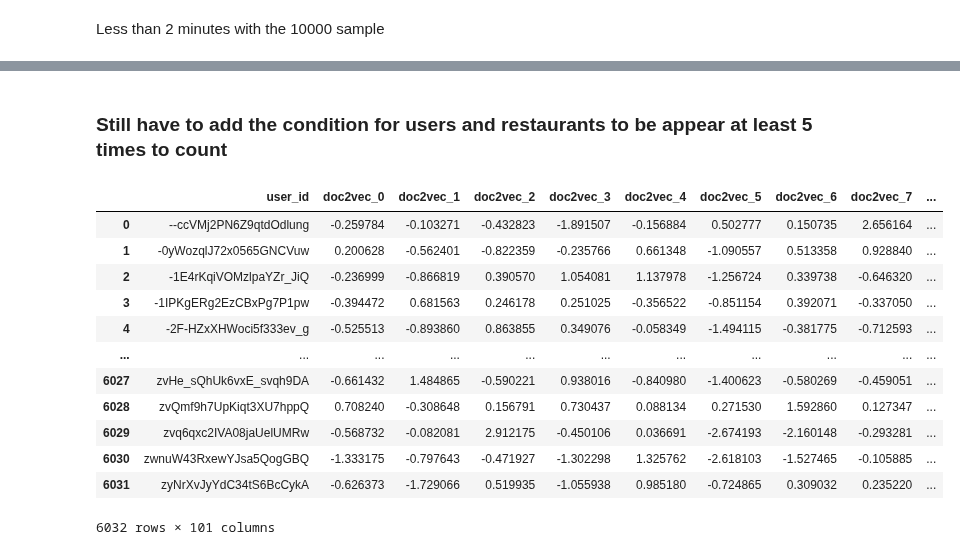
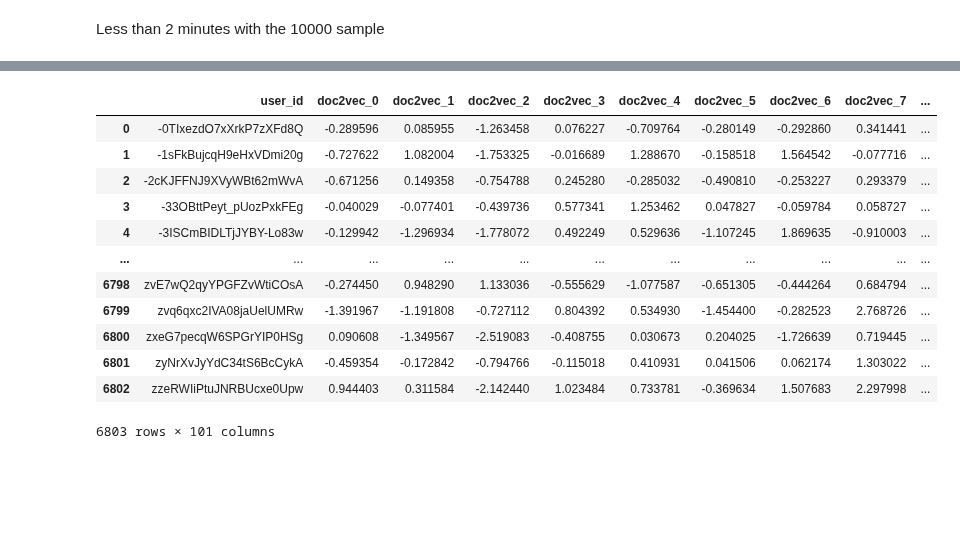
Before and after one commit to larasneves/ComplexDataAnalysis, a Jupyter notebook: user_restaurants_profiles.ipynb, the cells around one changed output, grey strips where cells are left out. Drawn from its saved outputs; the diff is of its cells as text; code cells hidden in the pictures; blank space fills up the shorter version.

```diff
--- a/user_restaurants_profiles.ipynb
+++ b/user_restaurants_profiles.ipynb
@@ -274,3 +279,23 @@ Name: business_id, dtype: object
 This takes the text completely untreated. Maybe we can look into the possibility of normalizing it before.
 # %% [markdown]
 Less than 2 minutes with the 10000 sample
+# %%
+# Filtering for users and restaurants that have at least 5 reviews posted/received
+
+# counts
+user_counts = reviews['user_id'].value_counts()
+restaurant_counts = reviews['business_id'].value_counts()
+
+# creating filters
+users_with_5_plus_reviews = user_counts[user_counts >= 5].index
+restaurants_with_5_plus_reviews = restaurant_counts[restaurant_counts >= 5].index
+
+# applying filters to reviews df
+filtered_reviews = reviews[
+    (reviews['user_id'].isin(users_with_5_plus_reviews)) &
+    (reviews['business_id'].isin(restaurants_with_5_plus_reviews)) &
+    (reviews['liked'] == 1)
+]
+
+filtered_reviews.reset_index(drop=True, inplace=True)
+filtered_reviews
@@ -276,0 +316,3 @@ Less than 2 minutes with the 10000 sample
+# %%
+sample = filtered_reviews.sample(10000).reset_index(drop=True)
+sample
@@ -338,20 +390,18 @@ sample
 10000 rows × 106 columns
-# %% [markdown]
-### Still have to add the condition for users and restaurants to be appear at least 5 times to count
 # %%
-user_profile_doc2vec =  sample[sample["liked"] == 1].drop(columns=['review_id', 'business_id', 'stars_x', 'text']).groupby("user_id", as_index=False)[sample_expanded.columns].mean()
+user_profile_doc2vec =  sample.drop(columns=['review_id', 'business_id', 'stars_x', 'text', 'liked']).groupby("user_id", as_index=False)[sample_expanded.columns].mean()
 user_profile_doc2vec
 # %% [output]
 |  | user_id | doc2vec_0 | doc2vec_1 | doc2vec_2 | doc2vec_3 | doc2vec_4 | doc2vec_5 | doc2vec_6 | doc2vec_7 | ... |
-| 0 | --ccVMj2PN6Z9qtdOdlung | -0.259784 | -0.103271 | -0.432823 | -1.891507 | -0.156884 | 0.502777 | 0.150735 | 2.656164 | ... |
-| 1 | -0yWozqlJ72x0565GNCVuw | 0.200628 | -0.562401 | -0.822359 | -0.235766 | 0.661348 | -1.090557 | 0.513358 | 0.928840 | ... |
-| 2 | -1E4rKqiVOMzlpaYZr_JiQ | -0.236999 | -0.866819 | 0.390570 | 1.054081 | 1.137978 | -1.256724 | 0.339738 | -0.646320 | ... |
-| 3 | -1IPKgERg2EzCBxPg7P1pw | -0.394472 | 0.681563 | 0.246178 | 0.251025 | -0.356522 | -0.851154 | 0.392071 | -0.337050 | ... |
-| 4 | -2F-HZxXHWoci5f333ev_g | -0.525513 | -0.893860 | 0.863855 | 0.349076 | -0.058349 | -1.494115 | -0.381775 | -0.712593 | ... |
+| 0 | -0TIxezdO7xXrkP7zXFd8Q | -0.289596 | 0.085955 | -1.263458 | 0.076227 | -0.709764 | -0.280149 | -0.292860 | 0.341441 | ... |
+| 1 | -1sFkBujcqH9eHxVDmi20g | -0.727622 | 1.082004 | -1.753325 | -0.016689 | 1.288670 | -0.158518 | 1.564542 | -0.077716 | ... |
+| 2 | -2cKJFFNJ9XVyWBt62mWvA | -0.671256 | 0.149358 | -0.754788 | 0.245280 | -0.285032 | -0.490810 | -0.253227 | 0.293379 | ... |
+| 3 | -33OBttPeyt_pUozPxkFEg | -0.040029 | -0.077401 | -0.439736 | 0.577341 | 1.253462 | 0.047827 | -0.059784 | 0.058727 | ... |
+| 4 | -3ISCmBIDLTjJYBY-Lo83w | -0.129942 | -1.296934 | -1.778072 | 0.492249 | 0.529636 | -1.107245 | 1.869635 | -0.910003 | ... |
 | ... | ... | ... | ... | ... | ... | ... | ... | ... | ... | ... |
-| 6027 | zvHe_sQhUk6vxE_svqh9DA | -0.661432 | 1.484865 | -0.590221 | 0.938016 | -0.840980 | -1.400623 | -0.580269 | -0.459051 | ... |
-| 6028 | zvQmf9h7UpKiqt3XU7hppQ | 0.708240 | -0.308648 | 0.156791 | 0.730437 | 0.088134 | 0.271530 | 1.592860 | 0.127347 | ... |
-| 6029 | zvq6qxc2IVA08jaUelUMRw | -0.568732 | -0.082081 | 2.912175 | -0.450106 | 0.036691 | -2.674193 | -2.160148 | -0.293281 | ... |
-| 6030 | zwnuW43RxewYJsa5QogGBQ | -1.333175 | -0.797643 | -0.471927 | -1.302298 | 1.325762 | -2.618103 | -1.527465 | -0.105885 | ... |
-| 6031 | zyNrXvJyYdC34tS6BcCykA | -0.626373 | -1.729066 | 0.519935 | -1.055938 | 0.985180 | -0.724865 | 0.309032 | 0.235220 | ... |
+| 6798 | zvE7wQ2qyYPGFZvWtiCOsA | -0.274450 | 0.948290 | 1.133036 | -0.555629 | -1.077587 | -0.651305 | -0.444264 | 0.684794 | ... |
+| 6799 | zvq6qxc2IVA08jaUelUMRw | -1.391967 | -1.191808 | -0.727112 | 0.804392 | 0.534930 | -1.454400 | -0.282523 | 2.768726 | ... |
+| 6800 | zxeG7pecqW6SPGrYIP0HSg | 0.090608 | -1.349567 | -2.519083 | -0.408755 | 0.030673 | 0.204025 | -1.726639 | 0.719445 | ... |
+| 6801 | zyNrXvJyYdC34tS6BcCykA | -0.459354 | -0.172842 | -0.794766 | -0.115018 | 0.410931 | 0.041506 | 0.062174 | 1.303022 | ... |
+| 6802 | zzeRWIiPtuJNRBUcxe0Upw | 0.944403 | 0.311584 | -2.142440 | 1.023484 | 0.733781 | -0.369634 | 1.507683 | 2.297998 | ... |
-6032 rows × 101 columns
+6803 rows × 101 columns
```
Also changed, not shown: parts of 9 cells of this notebook.
